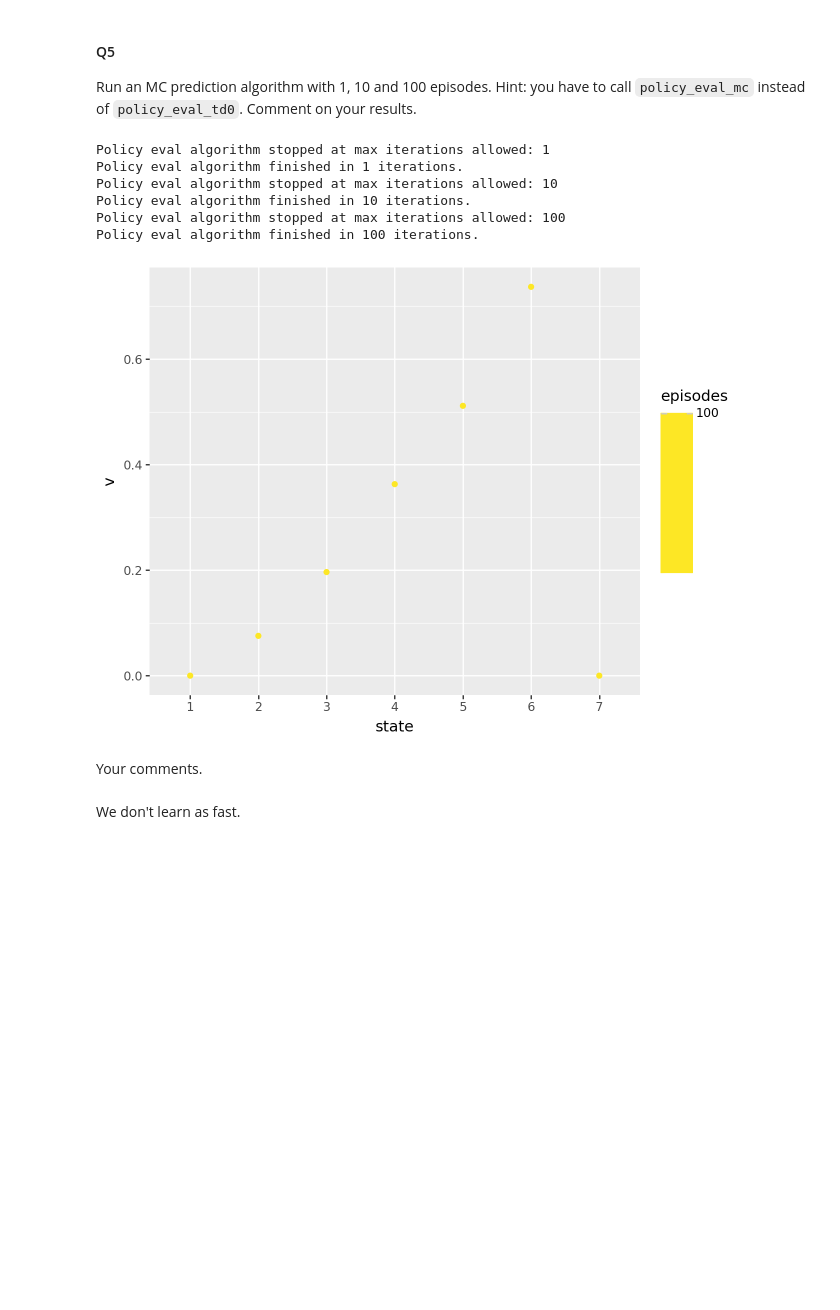
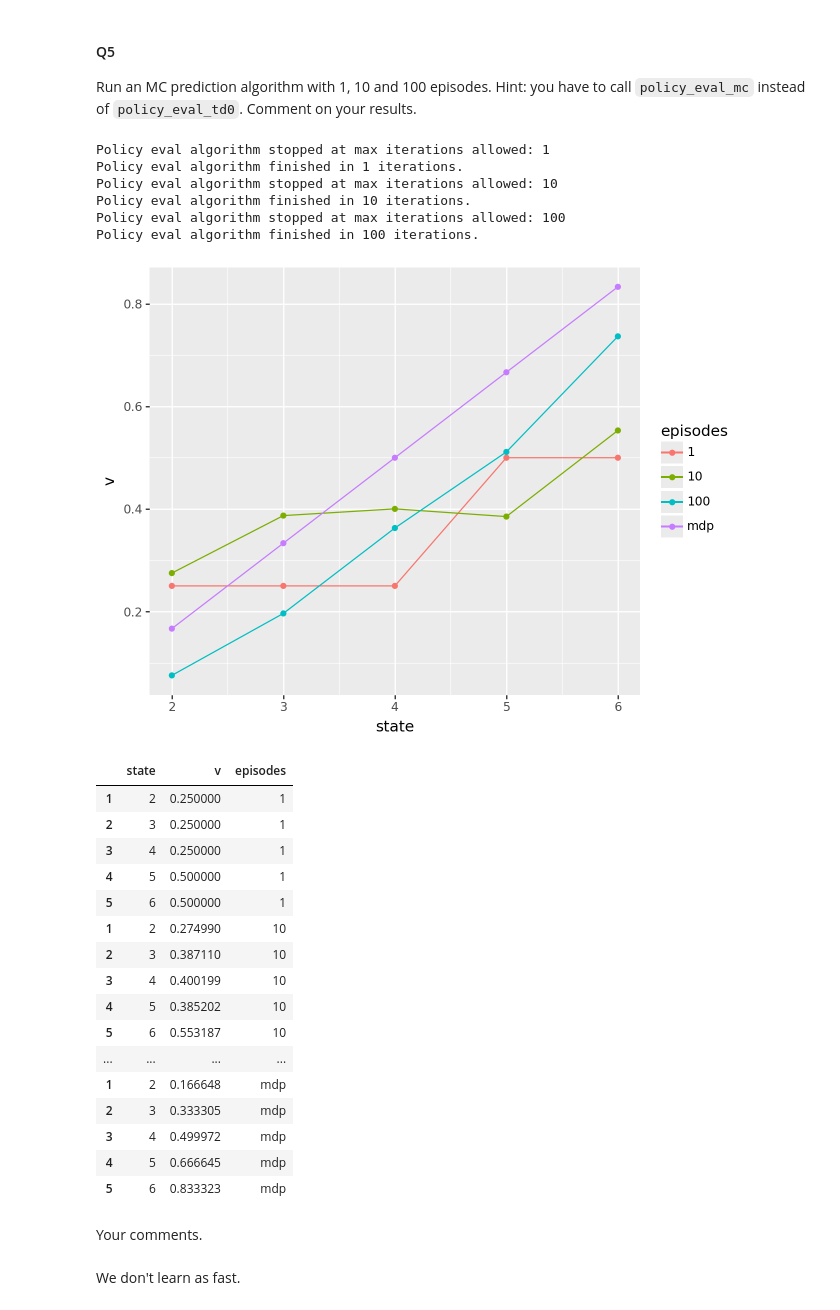
Before and after one commit to simon-mellergaard/RL, a Jupyter notebook: Exercises/10_TD_pred.ipynb, the cells around one changed output. Cells and saved outputs as stored; diff of their text form; code cells hidden in the pictures; blank space fills up the shorter version.

```diff
--- a/Exercises/10_TD_pred.ipynb
+++ b/Exercises/10_TD_pred.ipynb
@@ -1445,26 +1445,36 @@ Note, we first have to set the state-values to the default specified. Next, we r
 # %%
 #@title Solution (finish the code)
 
-# --- 10 episodes ---
+# set random seed
+random.seed(875)
+np.random.seed(875)
+
+# --- initialize state values ---
 states_mid = [str(i) for i in range(2, 7)]
 agent.set_state_value(states_mid, 0.5)
 agent.set_state_value(["1", "7"], 0.0)
+
+# print(agent.get_state_values())
+
+# --- run one TD(0) evaluation episode starting from state "4" ---
+agent.policy_eval_td0(env, gamma=1.0, states=["4"], max_e=1, reset=False)
+
+# --- collect results using dfply ---
+resTD0 = agent.get_state_values() >> mutate(episodes=1)
+
+# --- 10 episodes ---
 agent.policy_eval_td0(env, gamma=1.0, states=["4"], max_e=10, reset=False)
 resTD0 = resTD0 >> bind_rows(agent.get_state_values() >> mutate(episodes=10))
 
 # --- 100 episodes ---
-states_mid = [str(i) for i in range(2, 7)]
-agent.set_state_value(states_mid, 0.5)
-agent.set_state_value(["1", "7"], 0.0)
 agent.policy_eval_td0(env, gamma=1.0, states=["4"], max_e=100, reset=False, alpha=0.05) # Getting closer, we increase th step size alpha.
 resTD0 = resTD0 >> bind_rows(agent.get_state_values() >> mutate(episodes=100))
 
 # --- add MDP values for comparison ---
 mdp_part = mdp.get_state_values() >> mutate(episodes="mdp")
-resTD0 = resTD0 >> bind_rows(agent.get_state_values() >> mutate(episodes=100))
-resTD0 = resTD0 >> bind_rows(mdp_part) >> mutate(state=X.state.astype(int), eipisodes=X.episodes.astype(str)) >> filter_by((X.state > 1))# & (X.state))
+resTD0 = resTD0 >> bind_rows(mdp_part) >> mutate(state=X.state.astype(int), episodes=X.episodes.astype(str)) >> filter_by((X.state > 1) & (X.state < 7))
 
-
+display(mdp_part)
 # --- plot (plotnine) ---
 pt = (ggplot(resTD0, aes(x="state", y="v", color="episodes"))
      + geom_line()
@@ -1501,36 +1521,56 @@ resMC = agent.get_state_values() >> mutate(episodes=1)
 # --- 10 episodes ---
 agent.set_state_value(states_mid, 0.5)
 agent.set_state_value(["1", "7"], 0.0)
 agent.set_state_ctr_value(1)
 agent.policy_eval_mc(env, gamma=1.0, states=["4"], max_ite=10, reset=False)
 resMC = resMC >> bind_rows(agent.get_state_values() >> mutate(episodes=10))
 
+
 # --- 100 episodes ---
 agent.set_state_value(states_mid, 0.5)
 agent.set_state_value(["1", "7"], 0.0)
 agent.set_state_ctr_value(1)
 agent.policy_eval_mc(env, gamma=1.0, states=["4"], max_ite=100, reset=False)
-resMC = agent.get_state_values() >> mutate(episodes=100)
+resMC = resMC >> bind_rows(agent.get_state_values() >> mutate(episodes=100))
 
 # add MDP baseline and keep interior states 2..6
+mdp_part = mdp.get_state_values() >> mutate(episodes="mdp")
+resMC = resMC >> bind_rows(mdp_part) >> mutate(state=X.state.astype(int), episodes=X.episodes.astype(str)) >> filter_by((X.state > 1) & (X.state < 7))
 
 # plot
 pt = (ggplot(resMC, aes(x="state", y="v", color="episodes"))
      + geom_line()
      + geom_point())
 pt.show()
-
+display(resMC)
 display(Markdown("""
 Your comments.
 """))
 # %% [output]
 Policy eval algorithm stopped at max iterations allowed: 1
 Policy eval algorithm finished in 1 iterations.
 Policy eval algorithm stopped at max iterations allowed: 10
 Policy eval algorithm finished in 10 iterations.
 Policy eval algorithm stopped at max iterations allowed: 100
 Policy eval algorithm finished in 100 iterations.
-[figure, old version]
+[figure, new version]
+|  | state | v | episodes |
+| 1 | 2 | 0.250000 | 1 |
+| 2 | 3 | 0.250000 | 1 |
+| 3 | 4 | 0.250000 | 1 |
+| 4 | 5 | 0.500000 | 1 |
+| 5 | 6 | 0.500000 | 1 |
+| 1 | 2 | 0.274990 | 10 |
+| 2 | 3 | 0.387110 | 10 |
+| 3 | 4 | 0.400199 | 10 |
+| 4 | 5 | 0.385202 | 10 |
+| 5 | 6 | 0.553187 | 10 |
+| ... | ... | ... | ... |
+| 1 | 2 | 0.166648 | mdp |
+| 2 | 3 | 0.333305 | mdp |
+| 3 | 4 | 0.499972 | mdp |
+| 4 | 5 | 0.666645 | mdp |
+| 5 | 6 | 0.833323 | mdp |
 
 Your comments.
 # %% [markdown]
```
Also changed, not shown: parts of 8 cells of this notebook.
